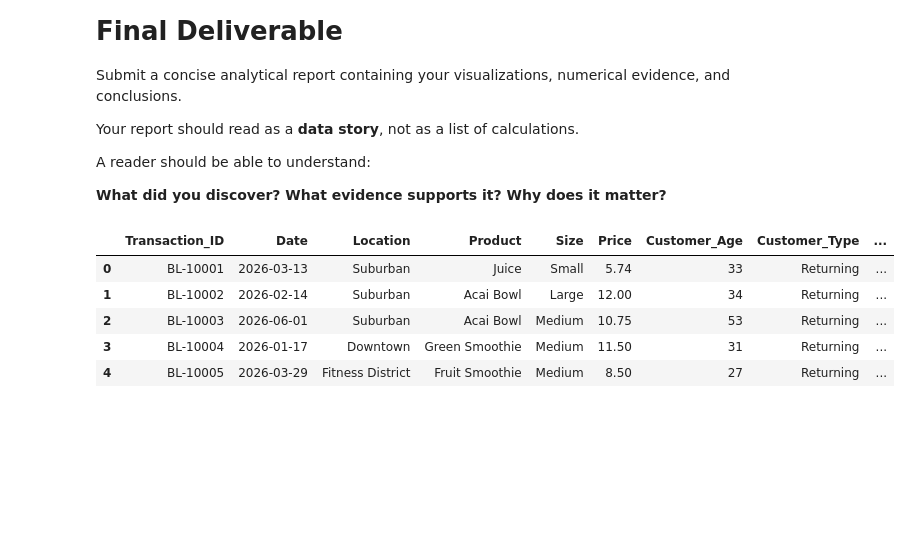
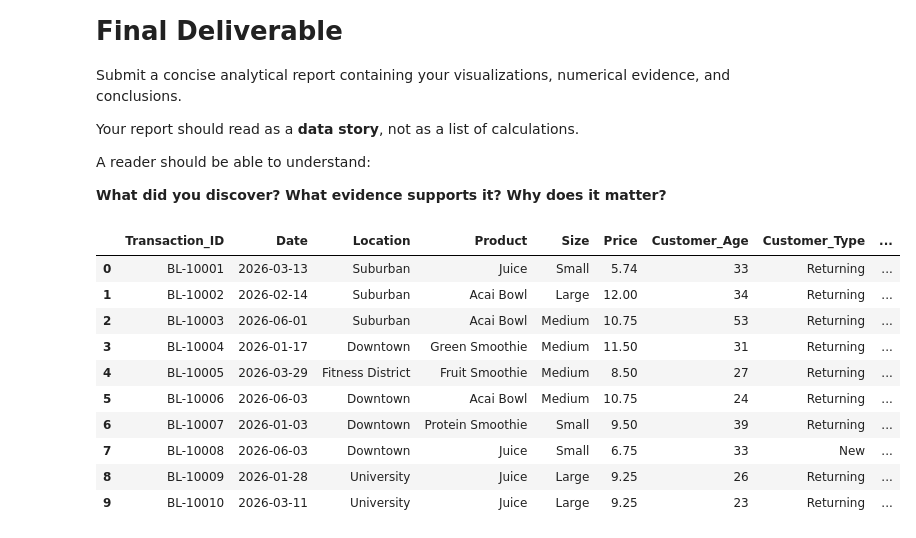
Before and after one commit to mikechechelnitsky-cpu/APStatsDS27, a Jupyter notebook: BlendLab.ipynb, the cells around one changed output. Drawn from its saved outputs; the diff is of its cells as text; code cells hidden in the pictures; blank space fills up the shorter version.

```diff
--- a/BlendLab.ipynb
+++ b/BlendLab.ipynb
@@ -192,15 +192,20 @@ A reader should be able to understand:
 # %%
 import pandas as pd
 
 url = "https://raw.githubusercontent.com/mikechechelnitsky-cpu/APStatsDS27/main/BlendLab_Transactions.xlsx"
 
 df = pd.read_excel(url)
 
-df.head()
+df.head(10)
 # %% [output]
 |  | Transaction_ID | Date | Location | Product | Size | Price | Customer_Age | Customer_Type | ... |
 | 0 | BL-10001 | 2026-03-13 | Suburban | Juice | Small | 5.74 | 33 | Returning | ... |
 | 1 | BL-10002 | 2026-02-14 | Suburban | Acai Bowl | Large | 12.00 | 34 | Returning | ... |
 | 2 | BL-10003 | 2026-06-01 | Suburban | Acai Bowl | Medium | 10.75 | 53 | Returning | ... |
 | 3 | BL-10004 | 2026-01-17 | Downtown | Green Smoothie | Medium | 11.50 | 31 | Returning | ... |
 | 4 | BL-10005 | 2026-03-29 | Fitness District | Fruit Smoothie | Medium | 8.50 | 27 | Returning | ... |
+| 5 | BL-10006 | 2026-06-03 | Downtown | Acai Bowl | Medium | 10.75 | 24 | Returning | ... |
+| 6 | BL-10007 | 2026-01-03 | Downtown | Protein Smoothie | Small | 9.50 | 39 | Returning | ... |
+| 7 | BL-10008 | 2026-06-03 | Downtown | Juice | Small | 6.75 | 33 | New | ... |
+| 8 | BL-10009 | 2026-01-28 | University | Juice | Large | 9.25 | 26 | Returning | ... |
+| 9 | BL-10010 | 2026-03-11 | University | Juice | Large | 9.25 | 23 | Returning | ... |
```
Also changed, not shown: parts of 8 cells of this notebook.
